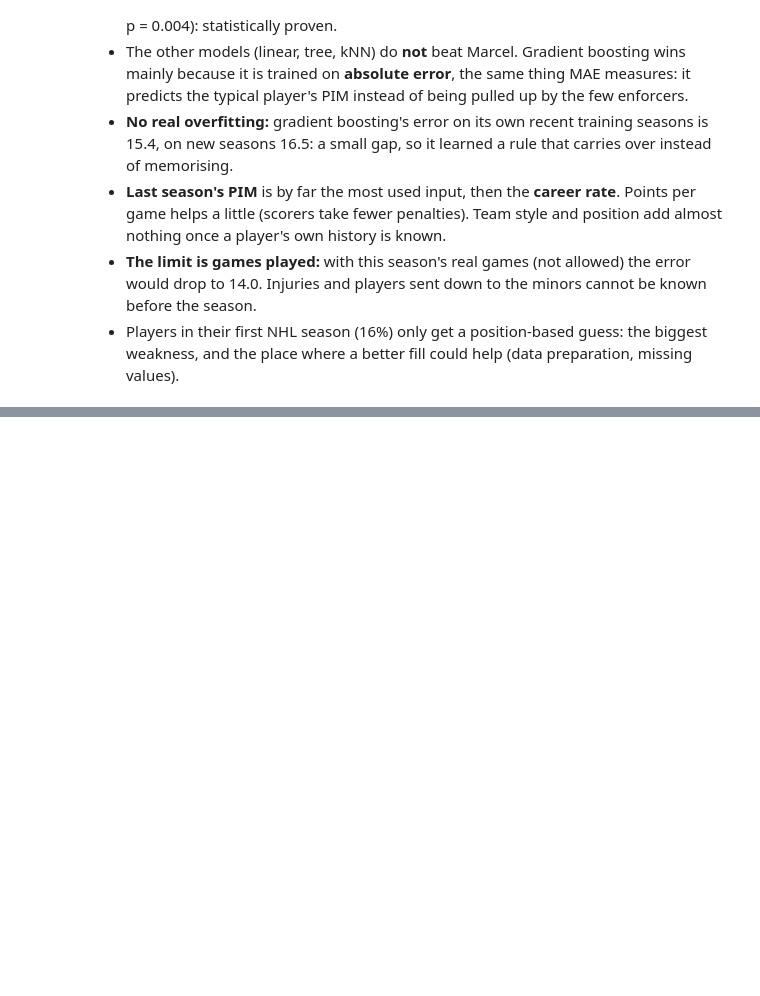
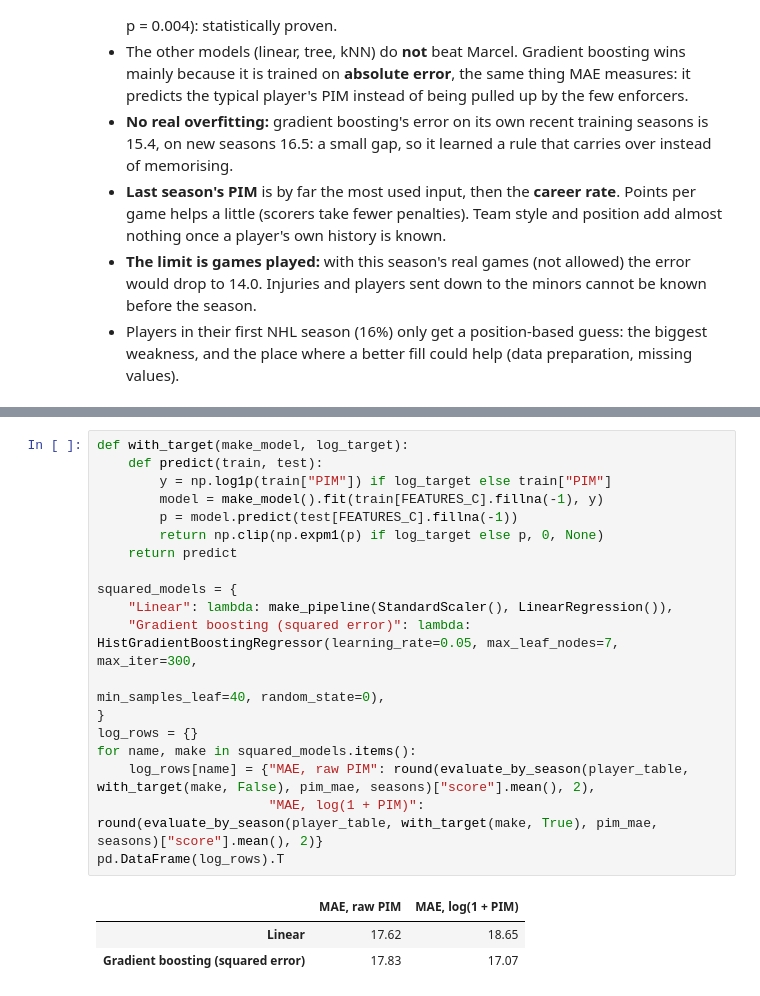
Before and after one commit to up202303702/AC, a Jupyter notebook: notebooks/04_penalty_minutes.ipynb, the cells around one changed output, grey strips where cells are left out. Cells and saved outputs as stored; diff of their text form; blank space fills up the shorter version.

```diff
--- a/notebooks/04_penalty_minutes.ipynb
+++ b/notebooks/04_penalty_minutes.ipynb
@@ -304,0 +315,23 @@ dtype: float64
+# %%
+def with_target(make_model, log_target):
+    def predict(train, test):
+        y = np.log1p(train["PIM"]) if log_target else train["PIM"]
+        model = make_model().fit(train[FEATURES_C].fillna(-1), y)
+        p = model.predict(test[FEATURES_C].fillna(-1))
+        return np.clip(np.expm1(p) if log_target else p, 0, None)
+    return predict
+
+squared_models = {
+    "Linear": lambda: make_pipeline(StandardScaler(), LinearRegression()),
+    "Gradient boosting (squared error)": lambda: HistGradientBoostingRegressor(learning_rate=0.05, max_leaf_nodes=7, max_iter=300,
+                                                                             min_samples_leaf=40, random_state=0),
+}
+log_rows = {}
+for name, make in squared_models.items():
+    log_rows[name] = {"MAE, raw PIM": round(evaluate_by_season(player_table, with_target(make, False), pim_mae, seasons)["score"].mean(), 2),
+                      "MAE, log(1 + PIM)": round(evaluate_by_season(player_table, with_target(make, True), pim_mae, seasons)["score"].mean(), 2)}
+pd.DataFrame(log_rows).T
+# %% [output]
+|  | MAE, raw PIM | MAE, log(1 + PIM) |
+| Linear | 17.62 | 18.65 |
+| Gradient boosting (squared error) | 17.83 | 17.07 |
```
Also changed, not shown: parts of 4 cells of this notebook, 15 other files.
